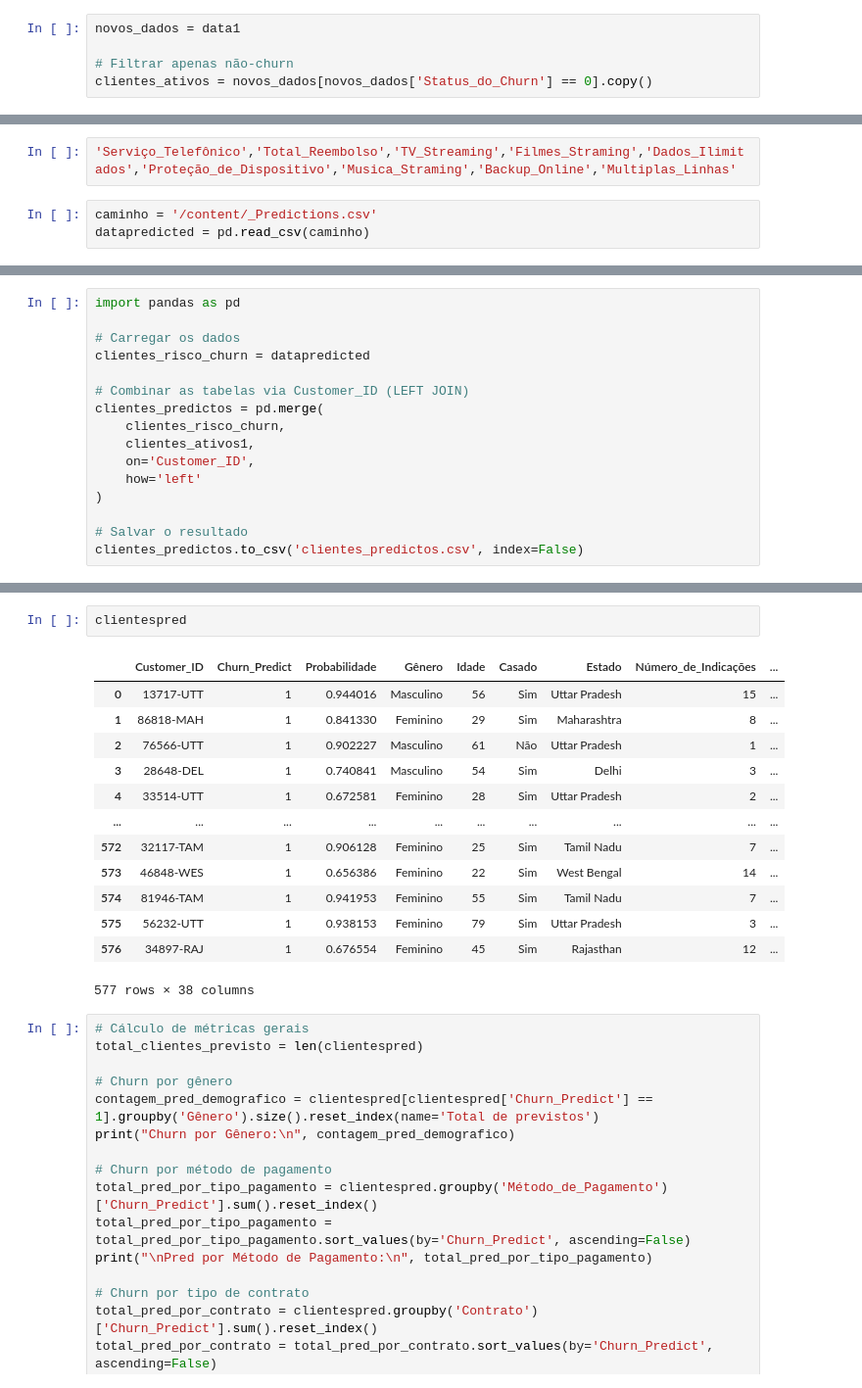
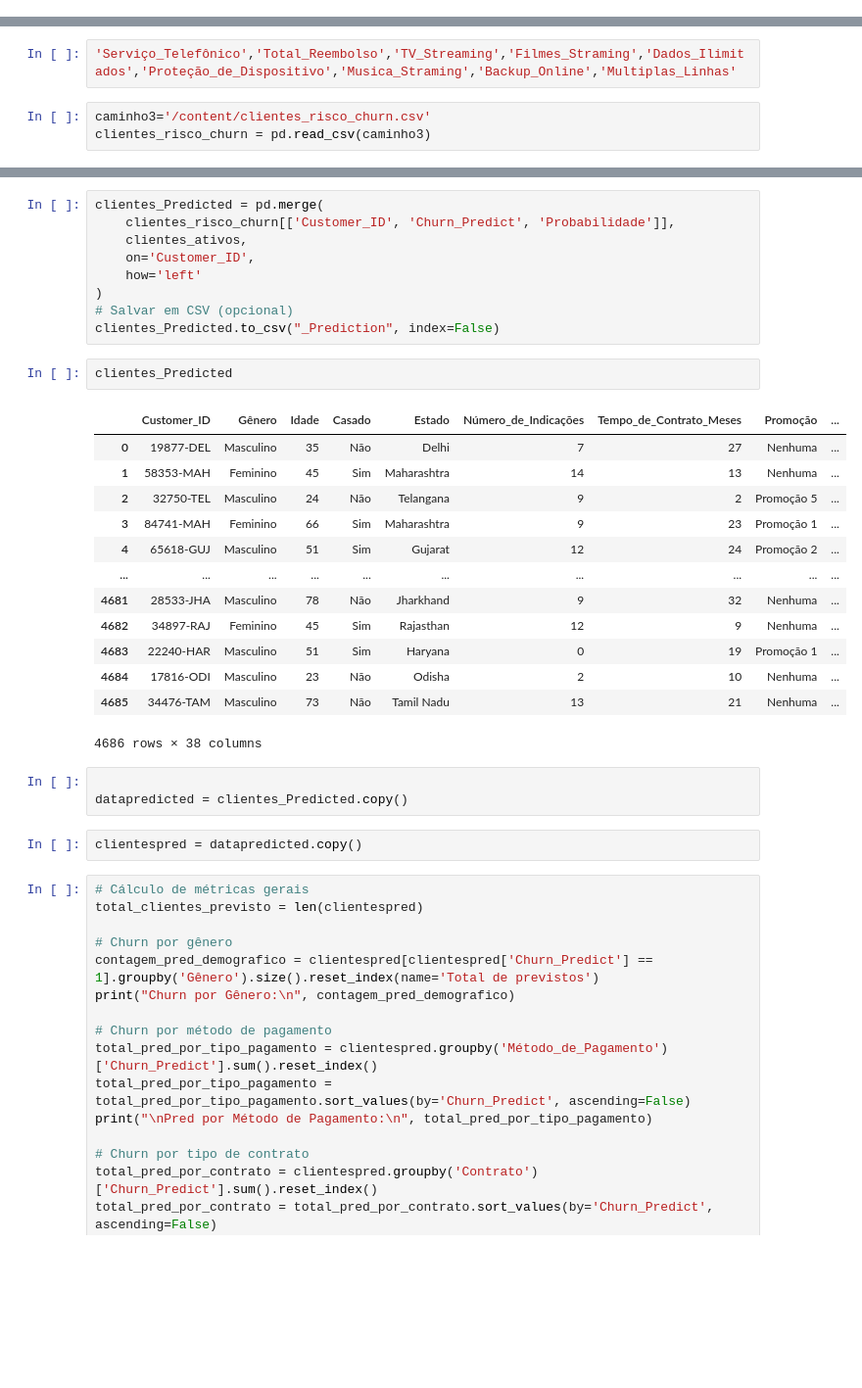
Before and after one commit to geovatatsuga/dashboard-e-previsao-churn, a Jupyter notebook: Projeto_de_Churn.ipynb, the cells around one changed output, grey strips where cells are left out. Shown at 98% size. Saved outputs shown, nothing was run; the diff lists cells and outputs as text; blank space fills up the shorter version.

```diff
--- a/Projeto_de_Churn.ipynb
+++ b/Projeto_de_Churn.ipynb
@@ -1114,11 +1177,6 @@ print(f"Clientes em risco: {len(churn_risco)}")
 churn_risco.to_csv('clientes_risco_churn.csv', index=False)
 # %% [output]
 Clientes em risco: 577
-# %%
-novos_dados = data1
-
-# Filtrar apenas não-churn
-clientes_ativos = novos_dados[novos_dados['Status_do_Churn'] == 0].copy()
 # %%
 clientes_ativos1 = clientes_ativos.copy()
 # %%
@@ -1140,5 +1198,5 @@ data1
 # %%
 'Serviço_Telefônico','Total_Reembolso','TV_Streaming','Filmes_Straming','Dados_Ilimitados','Proteção_de_Dispositivo','Musica_Straming','Backup_Online','Multiplas_Linhas'
 # %%
-caminho = '/content/_Predictions.csv'
-datapredicted = pd.read_csv(caminho)
+caminho3='/content/clientes_risco_churn.csv'
+clientes_risco_churn = pd.read_csv(caminho3)
@@ -1176,16 +1202,0 @@ datapredicted
-# %%
-import pandas as pd
-
-# Carregar os dados
-clientes_risco_churn = datapredicted
-
-# Combinar as tabelas via Customer_ID (LEFT JOIN)
-clientes_predictos = pd.merge(
-    clientes_risco_churn,
-    clientes_ativos1,
-    on='Customer_ID',
-    how='left'
-)
-
-# Salvar o resultado
-clientes_predictos.to_csv('clientes_predictos.csv', index=False)
@@ -1212,19 +1219,33 @@ clientespred.sort_values(by='Probabilidade', ascending=False)
+# %%
+clientes_Predicted = pd.merge(
+    clientes_risco_churn[['Customer_ID', 'Churn_Predict', 'Probabilidade']],
+    clientes_ativos,
+    on='Customer_ID',
+    how='left'
+)
+# Salvar em CSV (opcional)
+clientes_Predicted.to_csv("_Prediction", index=False)
+# %%
+clientes_Predicted
+# %% [output]
+|  | Customer_ID | Gênero | Idade | Casado | Estado | Número_de_Indicações | Tempo_de_Contrato_Meses | Promoção | ... |
+| 0 | 19877-DEL | Masculino | 35 | Não | Delhi | 7 | 27 | Nenhuma | ... |
+| 1 | 58353-MAH | Feminino | 45 | Sim | Maharashtra | 14 | 13 | Nenhuma | ... |
+| 2 | 32750-TEL | Masculino | 24 | Não | Telangana | 9 | 2 | Promoção 5 | ... |
+| 3 | 84741-MAH | Feminino | 66 | Sim | Maharashtra | 9 | 23 | Promoção 1 | ... |
+| 4 | 65618-GUJ | Masculino | 51 | Sim | Gujarat | 12 | 24 | Promoção 2 | ... |
+| ... | ... | ... | ... | ... | ... | ... | ... | ... | ... |
+| 4681 | 28533-JHA | Masculino | 78 | Não | Jharkhand | 9 | 32 | Nenhuma | ... |
+| 4682 | 34897-RAJ | Feminino | 45 | Sim | Rajasthan | 12 | 9 | Nenhuma | ... |
+| 4683 | 22240-HAR | Masculino | 51 | Sim | Haryana | 0 | 19 | Promoção 1 | ... |
+| 4684 | 17816-ODI | Masculino | 23 | Não | Odisha | 2 | 10 | Nenhuma | ... |
+| 4685 | 34476-TAM | Masculino | 73 | Não | Tamil Nadu | 13 | 21 | Nenhuma | ... |
+4686 rows × 38 columns
+# %%
+
+datapredicted = clientes_Predicted.copy()
 # %%
-clientespred
+clientespred = datapredicted.copy()
-# %% [output]
-|  | Customer_ID | Churn_Predict | Probabilidade | Gênero | Idade | Casado | Estado | Número_de_Indicações | ... |
-| 0 | 13717-UTT | 1 | 0.944016 | Masculino | 56 | Sim | Uttar Pradesh | 15 | ... |
-| 1 | 86818-MAH | 1 | 0.841330 | Feminino | 29 | Sim | Maharashtra | 8 | ... |
-| 2 | 76566-UTT | 1 | 0.902227 | Masculino | 61 | Não | Uttar Pradesh | 1 | ... |
-| 3 | 28648-DEL | 1 | 0.740841 | Masculino | 54 | Sim | Delhi | 3 | ... |
-| 4 | 33514-UTT | 1 | 0.672581 | Feminino | 28 | Sim | Uttar Pradesh | 2 | ... |
-| ... | ... | ... | ... | ... | ... | ... | ... | ... | ... |
-| 572 | 32117-TAM | 1 | 0.906128 | Feminino | 25 | Sim | Tamil Nadu | 7 | ... |
-| 573 | 46848-WES | 1 | 0.656386 | Feminino | 22 | Sim | West Bengal | 14 | ... |
-| 574 | 81946-TAM | 1 | 0.941953 | Feminino | 55 | Sim | Tamil Nadu | 7 | ... |
-| 575 | 56232-UTT | 1 | 0.938153 | Feminino | 79 | Sim | Uttar Pradesh | 3 | ... |
-| 576 | 34897-RAJ | 1 | 0.676554 | Feminino | 45 | Sim | Rajasthan | 12 | ... |
-577 rows × 38 columns
 # %%
 # Cálculo de métricas gerais
 total_clientes_previsto = len(clientespred)
```
Also changed, not shown: parts of 12 cells of this notebook.
